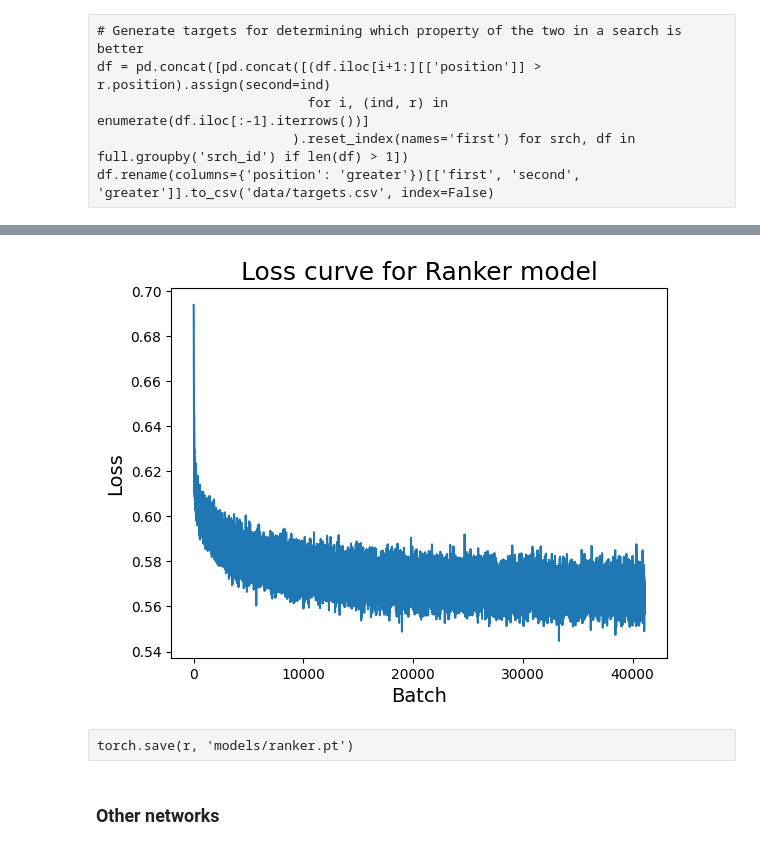
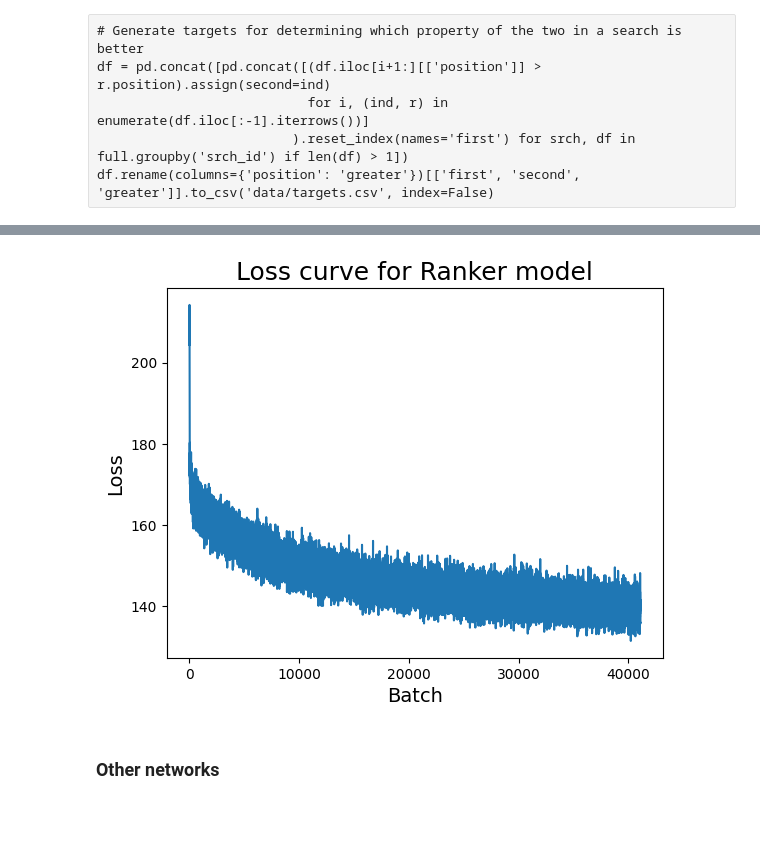
Before and after one commit to ChackMociute/Data-Mining-Techniques, a Jupyter notebook: Ass2/train.ipynb, the cells around one changed output, grey strips where cells are left out. Cells and saved outputs as stored; diff of their text form; code cells hidden in the pictures; blank space fills up the shorter version.

Commit message:
Updated the ranker model

```diff
--- a/Ass2/train.ipynb
+++ b/Ass2/train.ipynb
@@ -416,23 +438,41 @@ data = DataLoader(pd.read_csv('data/targets.csv', index_col=False), 8192)
 # %%
 EPOCHS = 5
 
-losses = list()
+losses1 = list()
+losses2 = list()
 for e in range(EPOCHS):
     r.train()
     data.shuffle()
-    l = list()
+    loss1 = list()
+    loss2 = list()
     for i, x in enumerate(tqdm(data)):
-        y = torch.tensor(x.greater.to_numpy(), dtype=torch.float32, device='cuda')
+        optimizer.zero_grad()
+
+        # Generate data and labels
+        y1 = torch.tensor(x.greater.to_numpy(), dtype=torch.float32, device='cuda')
+        y2 = full.loc[x[['first', 'second']].values.flatten()].position.to_numpy().reshape(-1, 2)
+        y2 = torch.tensor(y2[:,0] - y2[:,1], dtype=torch.float32, device='cuda')
         x = pipeline(full.loc[x[['first', 'second']].values.flatten()], enc, ret='numpy')[0].reshape(-1, 2, 220)
-        optimizer.zero_grad()
-        loss = criterion(r(x).flatten(), y)
+
+        # Get loss and update model
+        p, m = r(x)
+        l1 = criterion1(p, y1)
+        l2 = criterion2(m, y2)
+        loss = l1 + l2 / 200
         loss.backward()
         optimizer.step()
-        l.append(loss.detach().cpu())
+
+        loss1.append(l1.detach().cpu())
+        loss2.append(l2.detach().cpu())
         # if i % 30 == 0:
-        #     losses.extend(l)
-        #     print(f"{sum(l)/len(l)}")
-        #     l = list()
-    losses.extend(l)
-    print(f"Epoch {e}: {sum(l)/len(l)}")
+        #     losses1.extend(loss1)
+        #     print(f"l1: {sum(loss1)/len(loss1)}")
+        #     loss1 = list()
+        #     losses2.extend(loss2)
+        #     print(f"l2: {sum(loss2)/len(loss2)}")
+        #     loss2 = list()
+    losses1.extend(loss1)
+    losses2.extend(loss2)
+    print(f"Epoch {e} l1: {sum(loss1)/len(loss1)}")
+    print(f"Epoch {e} l2: {sum(loss2)/len(loss2)}")
 # %% [output]
@@ -444,7 +504,5 @@ Epoch 4: 0.5667330622673035
 # %%
-plot_loss(losses, 'Ranker', save='ranker')
+plot_loss(losses, 'Ranker')
 plt.show()
 # %% [output]
-[figure, old version]
+[figure, new version]
-# %% [raw]
-torch.save(r, 'models/ranker.pt')
```
Also changed, not shown: parts of 4 cells of this notebook, 1 other file.
